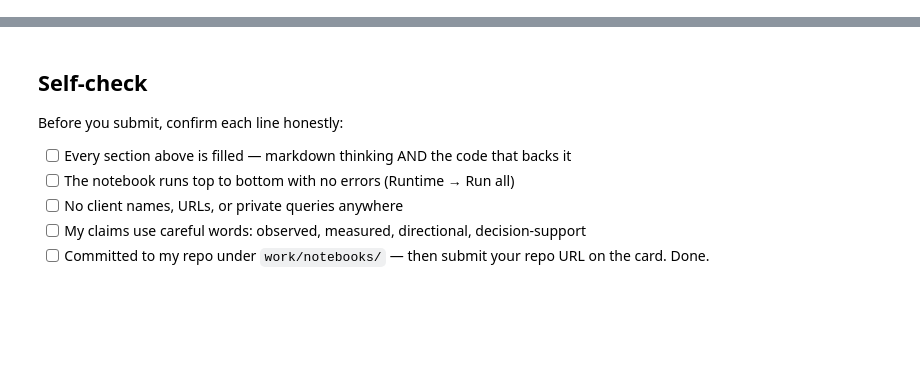
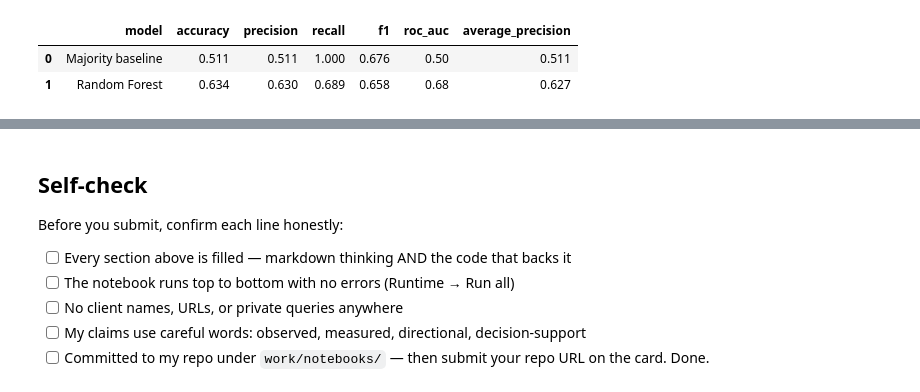
Before and after one commit to smaharx/ml-engineering-playground, a Jupyter notebook: work/notebooks/w05_model.ipynb, the cells around one changed output, grey strips where cells are left out. Cells and saved outputs as stored; diff of their text form; code cells hidden in the pictures; blank space fills up the shorter version.

```diff
--- a/work/notebooks/w05_model.ipynb
+++ b/work/notebooks/w05_model.ipynb
@@ -36,0 +262,65 @@ This skeleton is yours to fill. Work the sections **in order** — each one has
+# %%
+numeric_pipeline = Pipeline([
+    ("imputer", SimpleImputer(strategy="median"))
+])
+
+categorical_pipeline = Pipeline([
+    ("imputer", SimpleImputer(strategy="most_frequent")),
+    ("onehot", OneHotEncoder(handle_unknown="ignore"))
+])
+
+preprocessor = ColumnTransformer([
+    ("num", numeric_pipeline, numeric_features),
+    ("cat", categorical_pipeline, categorical_features),
+])
+
+model = RandomForestClassifier(
+    n_estimators=200,
+    max_depth=10,
+    min_samples_leaf=25,
+    class_weight="balanced_subsample",
+    random_state=42,
+    n_jobs=-1,
+)
+
+pipeline = Pipeline([
+    ("preprocess", preprocessor),
+    ("model", model),
+])
+
+pipeline.fit(X_train, y_train)
+
+model_pred = pipeline.predict(X_test)
+model_prob = pipeline.predict_proba(X_test)[:, 1]
+
+# Majority-class baseline learned from the training split.
+majority_class = int(y_train.mean() >= 0.5)
+baseline_pred = np.full(len(y_test), majority_class)
+baseline_prob = np.full(len(y_test), y_train.mean())
+
+results = pd.DataFrame([
+    {
+        "model": "Majority baseline",
+        "accuracy": accuracy_score(y_test, baseline_pred),
+        "precision": precision_score(y_test, baseline_pred, zero_division=0),
+        "recall": recall_score(y_test, baseline_pred, zero_division=0),
+        "f1": f1_score(y_test, baseline_pred, zero_division=0),
+        "roc_auc": roc_auc_score(y_test, baseline_prob),
+        "average_precision": average_precision_score(y_test, baseline_prob),
+    },
+    {
+        "model": "Random Forest",
+        "accuracy": accuracy_score(y_test, model_pred),
+        "precision": precision_score(y_test, model_pred, zero_division=0),
+        "recall": recall_score(y_test, model_pred, zero_division=0),
+        "f1": f1_score(y_test, model_pred, zero_division=0),
+        "roc_auc": roc_auc_score(y_test, model_prob),
+        "average_precision": average_precision_score(y_test, model_prob),
+    },
+])
+
+display(results.round(3))
+# %% [output]
+|  | model | accuracy | precision | recall | f1 | roc_auc | average_precision |
+| 0 | Majority baseline | 0.511 | 0.511 | 1.000 | 0.676 | 0.50 | 0.511 |
+| 1 | Random Forest | 0.634 | 0.630 | 0.689 | 0.658 | 0.68 | 0.627 |
```
Also changed, not shown: parts of 18 cells of this notebook.
